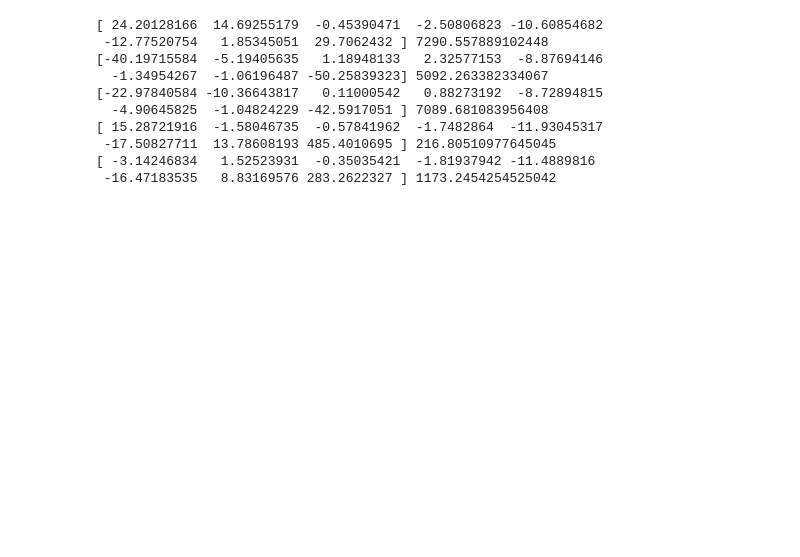
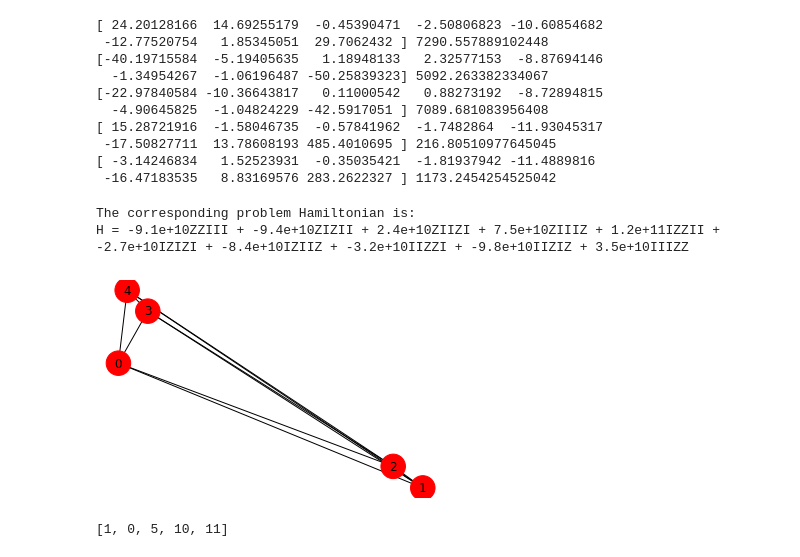
Before and after one commit to teaguetomesh/coresets, a Jupyter notebook: kMeans/test_kmeans_qaoa.ipynb, the cells around one changed output. Drawn from its saved outputs; the diff is of its cells as text; code cells hidden in the pictures; blank space fills up the shorter version.

```diff
--- a/kMeans/test_kmeans_qaoa.ipynb
+++ b/kMeans/test_kmeans_qaoa.ipynb
@@ -39,13 +57,15 @@ for v, w in zip(coreset_vectors, coreset_weights):
 [ -3.14246834   1.52523931  -0.35035421  -1.81937942 -11.4889816
  -16.47183535   8.83169576 283.2622327 ] 1173.2454254525042
 # %%
-pulsar_coreset = [(1, np.array([-2,0])), (1, np.array([-1,0])), (1, np.array([1,0])), (1, np.array([2,0]))]
-#coreset = None
-coreset_points, G, H = kq.gen_coreset_graph(coreset=coreset, metric='dot')
-#coreset_points2, G_dist, H2 = kq.gen_coreset_graph(coreset=coreset, metric='dist')
-kq.plot_coreset_graph(coreset_points, G)
+pulsar_coreset = [(w, v) for w, v in zip(coreset_weights, coreset_vectors)]
+coreset_points, G, H = kq.gen_coreset_graph(coreset=pulsar_coreset, metric='dot')
+kq.plot_coreset_graph(coreset_points, G, twoD=False)
 hstr = ''
 for term in H:
-    hstr += '{:.1f}{} + '.format(term[0], ''.join(term[1]))
+    hstr += '{:.1e}{} + '.format(term[0], ''.join(term[1]))
 hstr = hstr[:-2]
 print('The corresponding problem Hamiltonian is:\nH = {}'.format(hstr))
+# %% [output]
+The corresponding problem Hamiltonian is:
+H = -9.1e+10ZZIII + -9.4e+10ZIZII + 2.4e+10ZIIZI + 7.5e+10ZIIIZ + 1.2e+11IZZII + -2.7e+10IZIZI + -8.4e+10IZIIZ + -3.2e+10IIZZI + -9.8e+10IIZIZ + 3.5e+10IIIZZ
+[figure, added]
@@ -51,0 +78,7 @@ print('The corresponding problem Hamiltonian is:\nH = {}'.format(hstr))
+# %%
+circuit, initial_layout = kq.gen_complete_qaoa_circ(P, [gamma], [beta], G, ising=False, topology=device.configuration().coupling_map)
+print(circuit)
+initial_layout = [1,0,5,10,11]
+print(initial_layout)
+# %% [output]
+[1, 0, 5, 10, 11]
```
Also changed, not shown: parts of 15 cells of this notebook, 1 other file.
